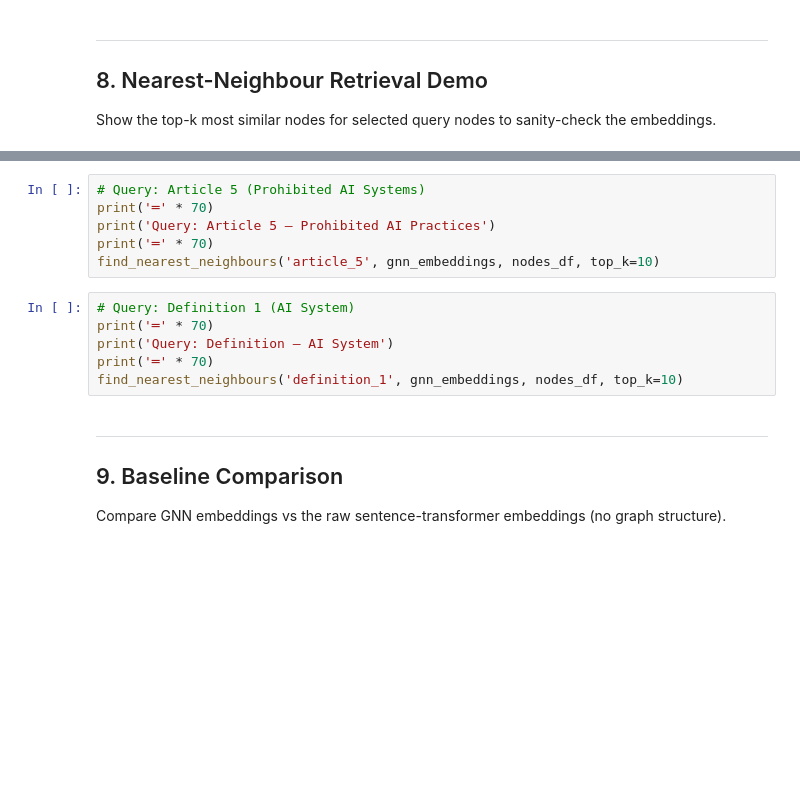
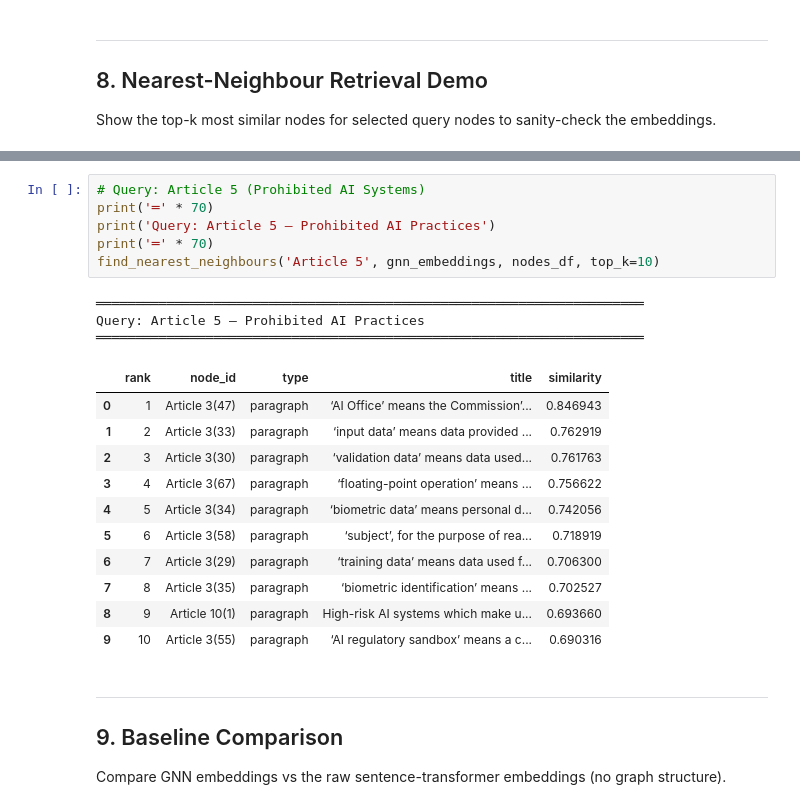
Before and after one commit to felixaugustin-ucl/NLP, a Jupyter notebook: notebooks/02_gnn_training.ipynb, the cells around one changed output, grey strips where cells are left out. Saved outputs shown, nothing was run; the diff lists cells and outputs as text; blank space fills up the shorter version.

```diff
--- a/notebooks/02_gnn_training.ipynb
+++ b/notebooks/02_gnn_training.ipynb
@@ -750,15 +1023,24 @@ find_nearest_neighbours('article_6', gnn_embeddings, nodes_df, top_k=10)
 # %%
 # Query: Article 5 (Prohibited AI Systems)
 print('═' * 70)
 print('Query: Article 5 — Prohibited AI Practices')
 print('═' * 70)
-find_nearest_neighbours('article_5', gnn_embeddings, nodes_df, top_k=10)
+find_nearest_neighbours('Article 5', gnn_embeddings, nodes_df, top_k=10)
+# %% [output]
+══════════════════════════════════════════════════════════════════════
+Query: Article 5 — Prohibited AI Practices
+══════════════════════════════════════════════════════════════════════
+|  | rank | node_id | type | title | similarity |
+| 0 | 1 | Article 3(47) | paragraph | ‘AI Office’ means the Commission’... | 0.846943 |
+| 1 | 2 | Article 3(33) | paragraph | ‘input data’ means data provided ... | 0.762919 |
+| 2 | 3 | Article 3(30) | paragraph | ‘validation data’ means data used... | 0.761763 |
+| 3 | 4 | Article 3(67) | paragraph | ‘floating-point operation’ means ... | 0.756622 |
+| 4 | 5 | Article 3(34) | paragraph | ‘biometric data’ means personal d... | 0.742056 |
+| 5 | 6 | Article 3(58) | paragraph | ‘subject’, for the purpose of rea... | 0.718919 |
+| 6 | 7 | Article 3(29) | paragraph | ‘training data’ means data used f... | 0.706300 |
+| 7 | 8 | Article 3(35) | paragraph | ‘biometric identification’ means ... | 0.702527 |
+| 8 | 9 | Article 10(1) | paragraph | High-risk AI systems which make u... | 0.693660 |
+| 9 | 10 | Article 3(55) | paragraph | ‘AI regulatory sandbox’ means a c... | 0.690316 |
-# %%
-# Query: Definition 1 (AI System)
-print('═' * 70)
-print('Query: Definition — AI System')
-print('═' * 70)
-find_nearest_neighbours('definition_1', gnn_embeddings, nodes_df, top_k=10)
 # %% [markdown]
 ---
 ## 9. Baseline Comparison
```
Also changed, not shown: parts of 20 cells of this notebook, 30 other files.
